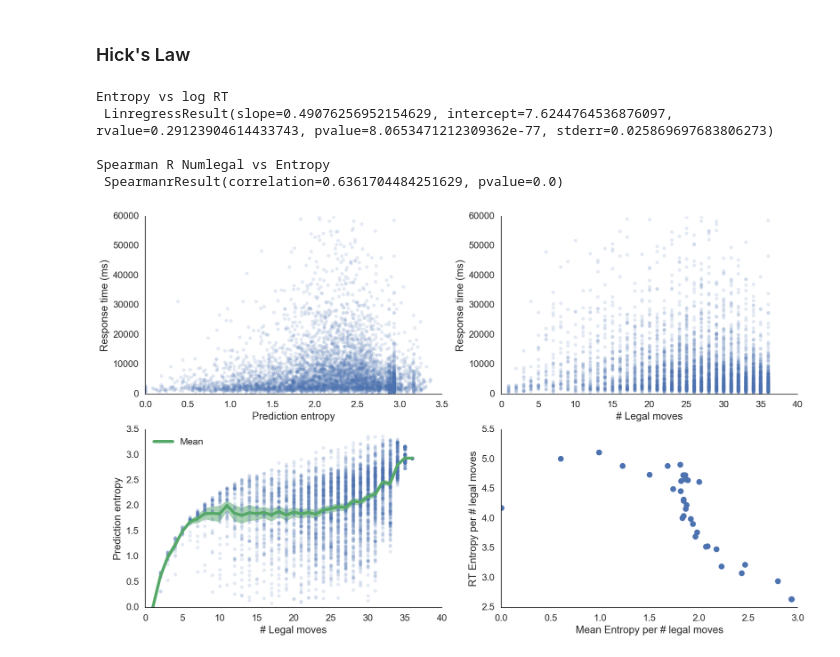
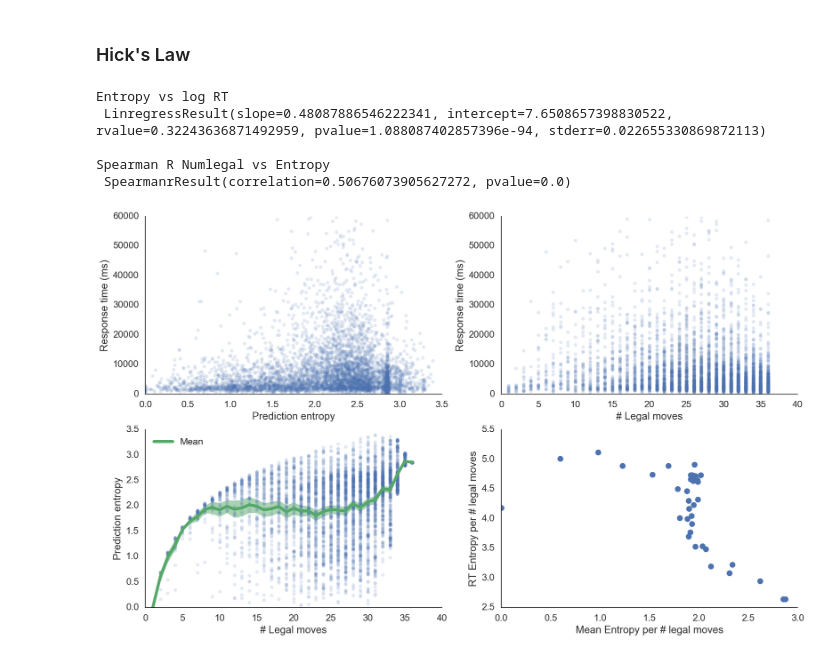
Before and after one commit to galbiati/nns-for-mnk, a Jupyter notebook: Results.ipynb, the cells around one changed output. Saved outputs shown, nothing was run; the diff lists cells and outputs as text; code cells hidden in the pictures.

```diff
--- a/Results.ipynb
+++ b/Results.ipynb
@@ -52,0 +92,13 @@ Rewrite to accommodate new filenames with archX
+# %%
+fname = 'multiconvX 4 split agg fit exp 1-4.npz'
+with np.load(os.path.join(paramsdir, fname)) as loaded:
+    for k, v in loaded.items():
+        print(k, v.shape)
+
+    print("\n")
+    params_list = [(i[0], i[1]) for i in loaded.items()]
+    params_order = np.array([i[0][4:6] for i in params_list]).astype(int)
+    o = list(params_order.argsort())
+    print(list(o))
+    for i, j in [params_list[k] for k in o]:
+        print(i, j.shape)
@@ -79,5 +235,0 @@ print(bmvs(tune_results.mean(axis=(1,2))))
-# %%
-n = 0
-for p in params:
-    n += p.size
-n
@@ -94 +246,10 @@ np.savetxt(os.path.join(resultsdir, 'arch32 agg fit exp 1-4 agg tune fit exp 0.c
+# %%
+nfil = 64
+archname = 'arch{}'.format(nfil)
+fname = '{} 0 split agg fit exp 1-4.npz'.format(archname)
+arch = lambda input_var: archX(input_var, num_filters=64)
+net = Network(arch)
+net.load_params(os.path.join(paramsdir, fname))
+defarray = np.loadtxt(os.path.join(headdir, 'Analysis/0_hvh/Loglik/loglik_hvh_default.txt'))
+defarray = defarray.reshape([40, 5, 10]).reshape([40, 50])
 # %% [markdown]
@@ -143,3 +305,12 @@ sns.palplot(sns.blend_palette([(.95, .95, .95), colors[0]], n_colors=16, as_cmap
+# %%
+def countpieces(row):
+    bp = row['bp']
+    wp = row['wp']
+    p = np.array(list(bp+wp)).astype(int)
+    return p.sum()
+pretrain_tidy['npieces'] = df.apply(countpieces, axis=1)
+ptt = pretrain_tidy[[archname, 'subject', 'group', 'npieces']].mean(axis=1, level=0)
+ptt_piecepiv = ptt.pivot_table(index='npieces', values=archname, columns='subject', aggfunc=np.mean)
 # %%
 fig, axes = plt.subplots(3, 2, figsize=(12, 14), squeeze=False)
 
@@ -327,7 +493,7 @@ scatterkws = {
     'marker':'o', 'markersize':6, 'linestyle': 'None', 'alpha': .15
 }
 
-predictions = subnet.output_fn(Xx)
+predictions = net.output_fn(Xx)
 
 numlegal = 36 - df['npieces'].values
 df['numlegal'] = numlegal
@@ -352,33 +518,33 @@ fig, axes = plt.subplots(2, 2, figsize=(20, 12), squeeze=False)
 v = np.where(v1)[0]
 ax = axes[0, 0]
 
 ax.plot(entropies[v], response_times[v], **scatterkws)
 plt.setp(ax, xlabel='Prediction entropy', ylabel='Response time (ms)')
 
 ax = axes[0, 1]
 ax.plot(numlegal[v], response_times[v], **scatterkws)
 plt.setp(ax, xlabel='# Legal moves', ylabel='Response time (ms)')
 
 ax = axes[1, 0]
 ax.plot(numlegal, entropies, **scatterkws)
 ax.plot(np.arange(1, 37), meanents, linewidth=5, label='Mean')
 ax.fill_between(
     np.arange(1, 37), y1=meanents+sements, y2=meanents-sements,
     alpha=.5, color=colors[1]
 )
 ax.legend(loc=0)
 plt.setp(ax, xlabel='# Legal moves', ylabel='Prediction entropy')
 
 ax = axes[1, 1]
 ax.plot(meanents, rt_hists, marker='o', linestyle='none', markersize=10)
 plt.setp(ax, xlabel='Mean Entropy per # legal moves', ylabel='RT Entropy per # legal moves')
 # plt.setp(ax, frame_on=False, xticklabels=[], yticklabels=[])
 
 sns.despine();
 # %% [output]
 Entropy vs log RT
- LinregressResult(slope=0.49076256952154629, intercept=7.6244764536876097, rvalue=0.29123904614433743, pvalue=8.0653471212309362e-77, stderr=0.025869697683806273)
+ LinregressResult(slope=0.48087886546222341, intercept=7.6508657398830522, rvalue=0.32243636871492959, pvalue=1.088087402857396e-94, stderr=0.022655330869872113)
 
 Spearman R Numlegal vs Entropy
- SpearmanrResult(correlation=0.6361704484251629, pvalue=0.0)
+ SpearmanrResult(correlation=0.50676073905627272, pvalue=0.0)
-[figure, old version]
+[figure, new version]
```
Also changed, not shown: parts of 23 cells of this notebook, 4 other files.
